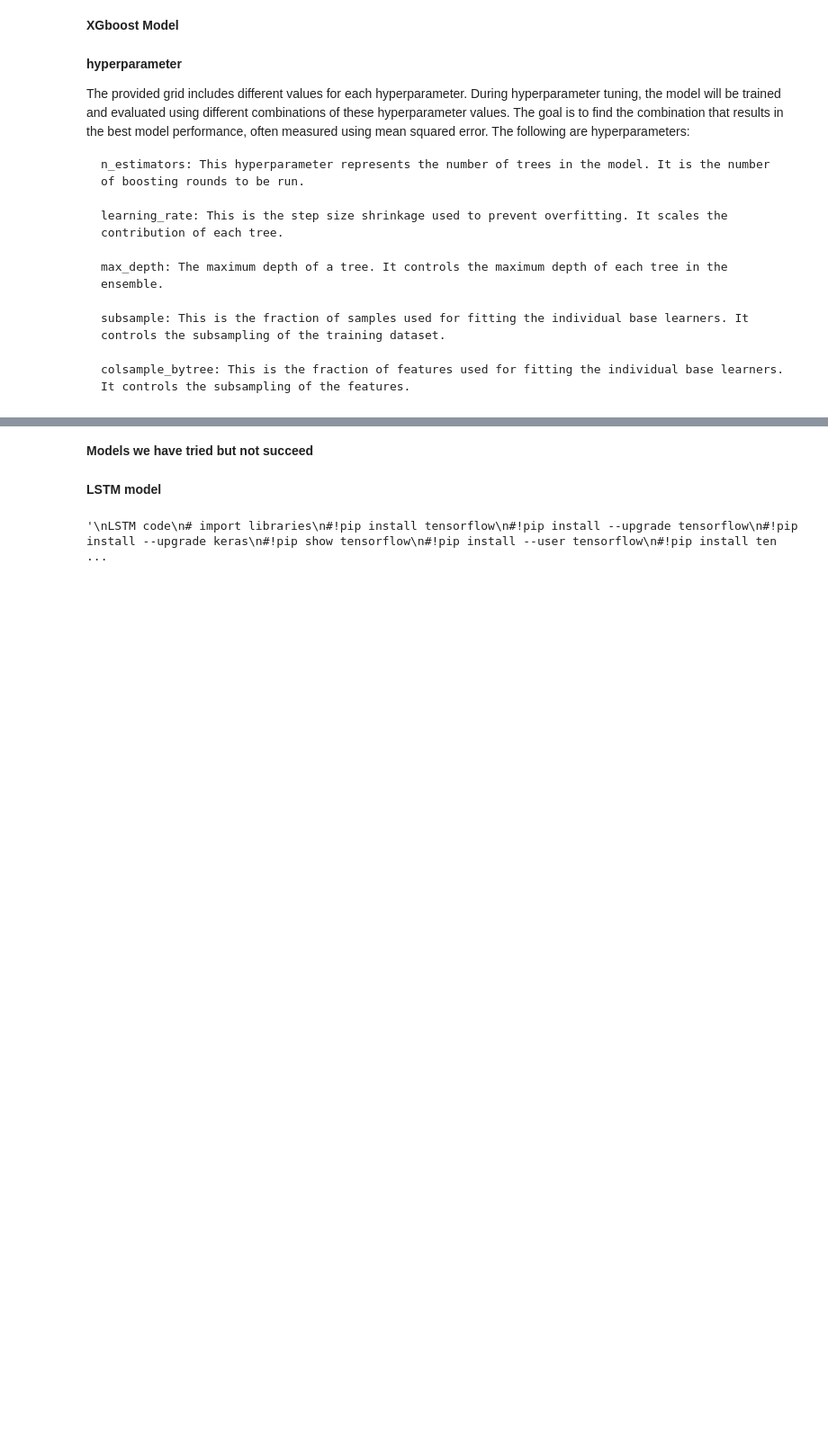
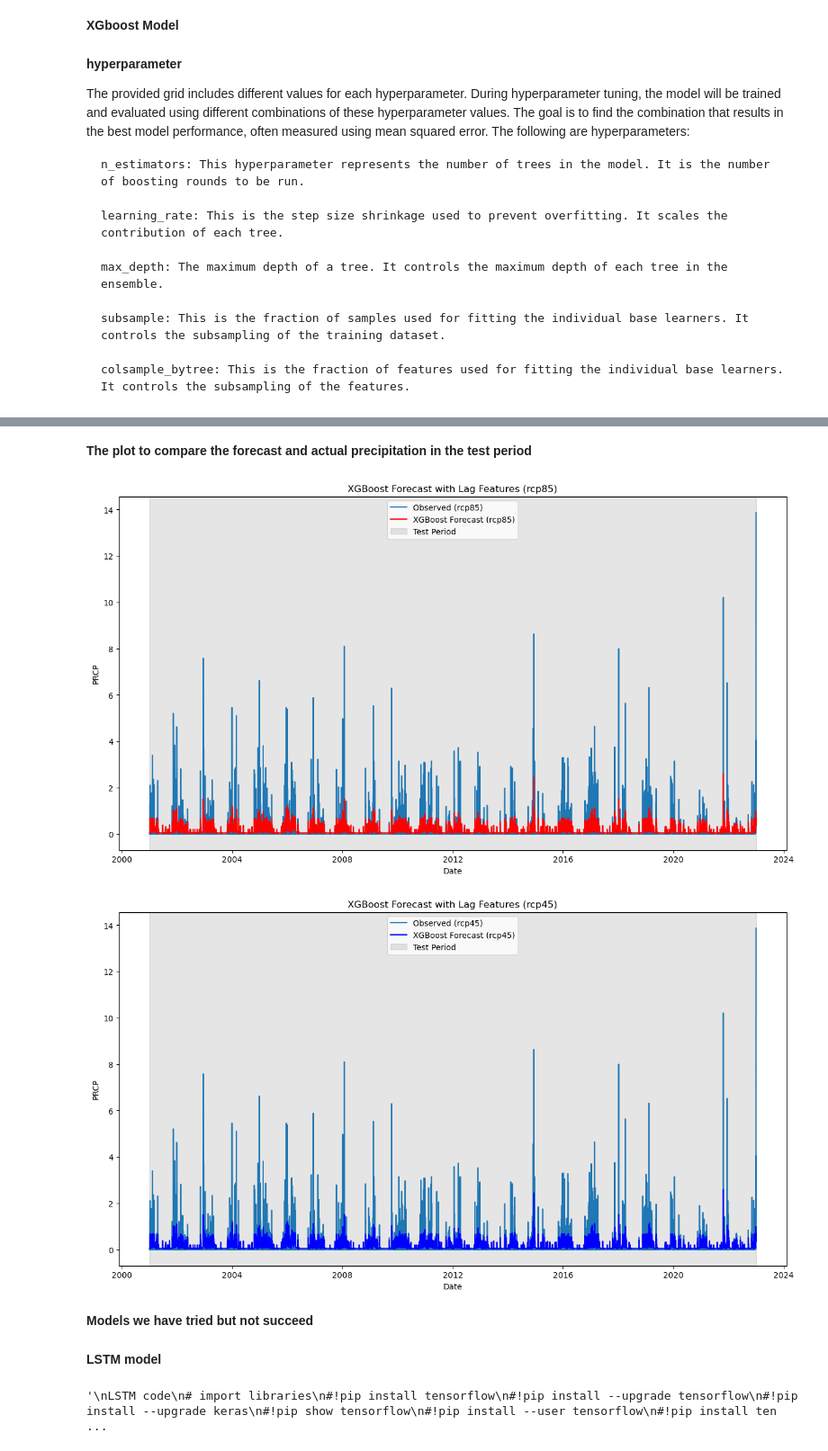
Before and after one commit to sumatepru/sf_climate_projection, a Jupyter notebook: code_for_daily_data.ipynb, the cells around one changed output, grey strips where cells are left out. Shown at 90% size. Cells and saved outputs as stored; diff of their text form; code cells hidden in the pictures; blank space fills up the shorter version.

Commit message:
add xgboost model

```diff
--- a/code_for_daily_data.ipynb
+++ b/code_for_daily_data.ipynb
@@ -963,19 +907,20 @@ lag_periods = 20
 main6xgb = create_lag_features(main6, 'prcp', lag_periods)
 
 # Select relevant columns for XGBoost
-selected_columns = ['prcp'] + [f'prcp_lag_{i}' for i in range(1, lag_periods + 1)]
+#selected_columns = ['prcp'] + [f'prcp_lag_{i}' for i in range(1, lag_periods + 1)]
+selected_columns = [f'prcp_lag_{i}' for i in range(1, lag_periods + 1)]
 
 # Split the data into train, test, and forecast sets
 X_train_rcp85 = main6xgb[(main6xgb.index <= train_end_date)][selected_columns + ['rcp85']]
 y_train_rcp85 = main6xgb[(main6xgb.index <= train_end_date)]['prcp']
 X_test_rcp85 = main6xgb[(main6xgb.index >= test_start_date) & (main6xgb.index <= test_end_date)][selected_columns + ['rcp85']]
-
+y_test_rcp85 = main6xgb[(main6xgb.index >= test_start_date) & (main6xgb.index <= test_end_date)]['prcp']
 X_forecast_rcp85 = main6xgb[(main6xgb.index >= forecast_start_date) & (main6xgb.index <= forecast_end_date)][selected_columns + ['rcp85']]
 
 X_train_rcp45 = main6xgb[(main6xgb.index <= train_end_date)][selected_columns + ['rcp45']]
 y_train_rcp45 = main6xgb[(main6xgb.index <= train_end_date)]['prcp']
 X_test_rcp45 = main6xgb[(main6xgb.index >= test_start_date) & (main6xgb.index <= test_end_date)][selected_columns + ['rcp45']]
-
+y_test_rcp45 = main6xgb[(main6xgb.index >= test_start_date) & (main6xgb.index <= test_end_date)]['prcp']
 X_forecast_rcp45 = main6xgb[(main6xgb.index >= forecast_start_date) & (main6xgb.index <= forecast_end_date)][selected_columns + ['rcp45']]
 
 # Initialize XGBoost regressors
@@ -1018,14 +963,14 @@ y_pred_test_rcp45 = final_model_xgb_rcp45.predict(X_test_rcp45)
 
 # Evaluate the final models using appropriate metrics for regression
 mse_test_rcp85 = mean_squared_error(y_test_rcp85, y_pred_test_rcp85)
-mae_test_rcp85 = mean_absolute_error(y_test_rcp85, y_pred_test_rcp85)
-
 mse_test_rcp45 = mean_squared_error(y_test_rcp45, y_pred_test_rcp45)
-mae_test_rcp45 = mean_absolute_error(y_test_rcp45, y_pred_test)
 
 # record the end time/run time
 end_time = time.time()
 runtime = end_time - start_time
-
+print(f"Best Hyperparameters of rcp85 model: {best_params_rcp85}")
+print(f"Best Hyperparameters of rcp45 model: {best_params_rcp45}")
+print(f"MSE of rcp85 model: {mse_test_rcp85}")
+print(f"MSE of rcp45 model: {mse_test_rcp45}")
 print(f"running time: {runtime}")
 # %% [output]
@@ -1085,3 +994,32 @@ Runtime: 438.43178725242615 seconds
+# %% [markdown]
+**The plot to compare the forecast and actual precipitation in the test period**
+# %%
+import matplotlib.pyplot as plt
+
+# Plotting the results for rcp85
+plt.figure(figsize=(15, 8))
+plt.plot(y_test_rcp85.index, y_test_rcp85, label='Observed (rcp85)')
+plt.plot(y_test_rcp85.index, y_pred_test_rcp85, label='XGBoost Forecast (rcp85)', color='red')
+plt.axvspan(test_start_date, test_end_date, color='gray', alpha=0.2, label='Test Period')
+plt.xlabel('Date')
+plt.ylabel('PRCP')
+plt.title('XGBoost Forecast with Lag Features (rcp85)')
+plt.legend()
+plt.show()
+
+# Plotting the results for rcp45
+plt.figure(figsize=(15, 8))
+plt.plot(y_test_rcp45.index, y_test_rcp45, label='Observed (rcp45)')
+plt.plot(y_test_rcp45.index, y_pred_test_rcp45, label='XGBoost Forecast (rcp45)', color='blue')
+plt.axvspan(test_start_date, test_end_date, color='gray', alpha=0.2, label='Test Period')
+plt.xlabel('Date')
+plt.ylabel('PRCP')
+plt.title('XGBoost Forecast with Lag Features (rcp45)')
+plt.legend()
+plt.show()
+# %% [output]
+[figure, added]
+[figure, added]
 # %% [markdown]
 **Models we have tried but not succeed**
 # %% [markdown]
```
Also changed, not shown: parts of 11 cells of this notebook.
